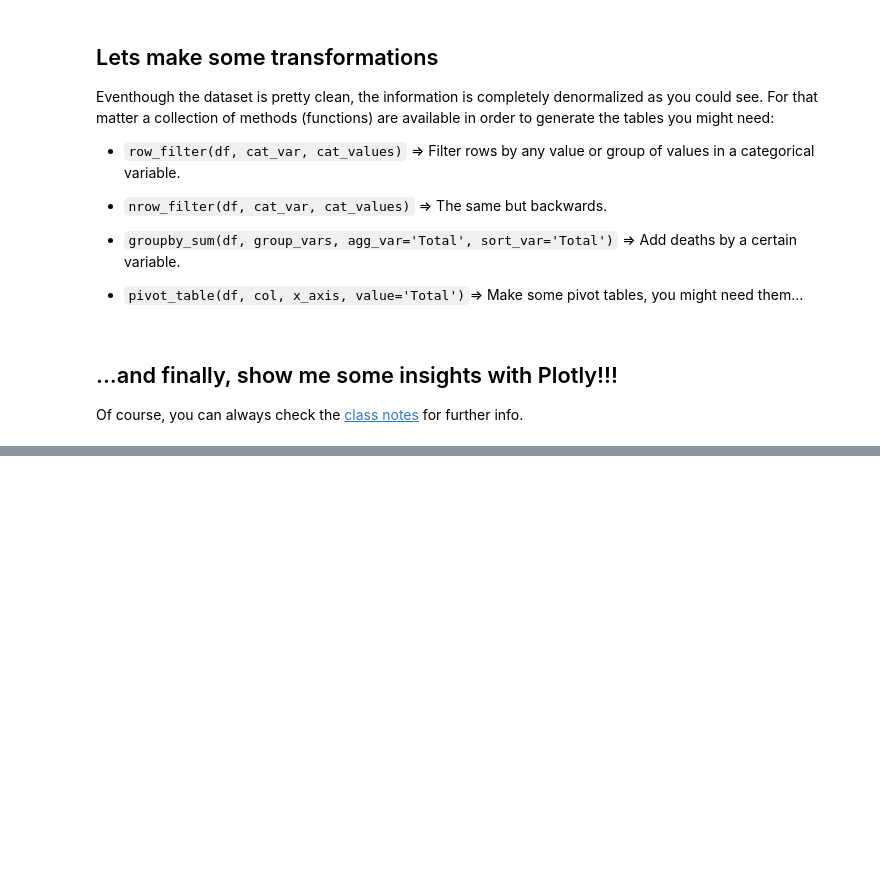
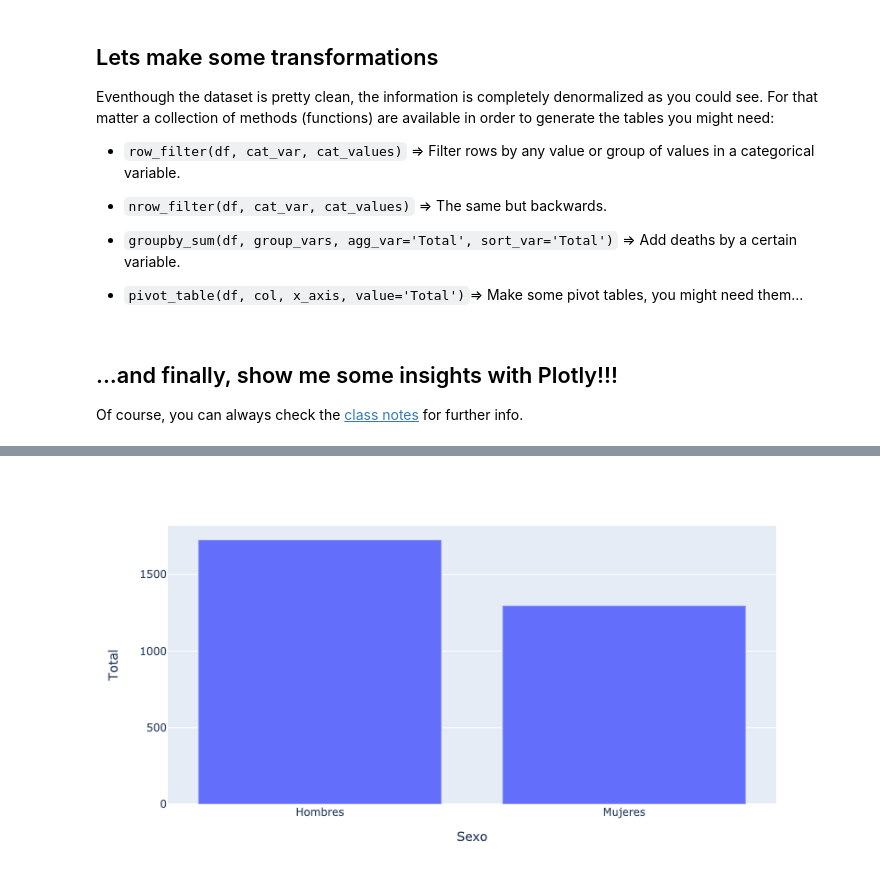
Before and after one commit to ssarahreyes/deadly_viz_challenge, a Jupyter notebook: notebooks/deadly_viz_challenge.ipynb, the cells around one changed output, grey strips where cells are left out. Saved outputs shown, nothing was run; the diff lists cells and outputs as text; code cells hidden in the pictures; blank space fills up the shorter version.

```diff
--- a/notebooks/deadly_viz_challenge.ipynb
+++ b/notebooks/deadly_viz_challenge.ipynb
@@ -104,0 +236,4 @@ dataset_scatter.iplot(x='VARIABLE',
+# %%
+# muertes hombres y mujeres cada año de todas las edades
+df_sin_totalsexo = row_filter(deaths,'Sexo', ('Mujeres', 'Hombres'))
+df_sin_multiplecauses = row_filter(deaths,'cause_group', ('Mujeres', 'Hombres'))
@@ -104,0 +254,8 @@ dataset_scatter.iplot(x='VARIABLE',
+# %%
+# Total de muertos cada año por 'Tumor maligno del encéfalo'
+df_tumor = df_sin_totalsexo[(df_sin_totalsexo['cause_name'] == 'Tumor maligno del encéfalo') & (df_sin_totalsexo['Periodo'] == 2018) & (df_sin_totalsexo['Edad'] == 'Todas las edades')]
+
+#graph
+px.bar(data_frame=df_tumor, x='Sexo', y='Total')
+# %% [output]
+[figure, added]
```
Also changed, not shown: parts of 11 cells of this notebook.
